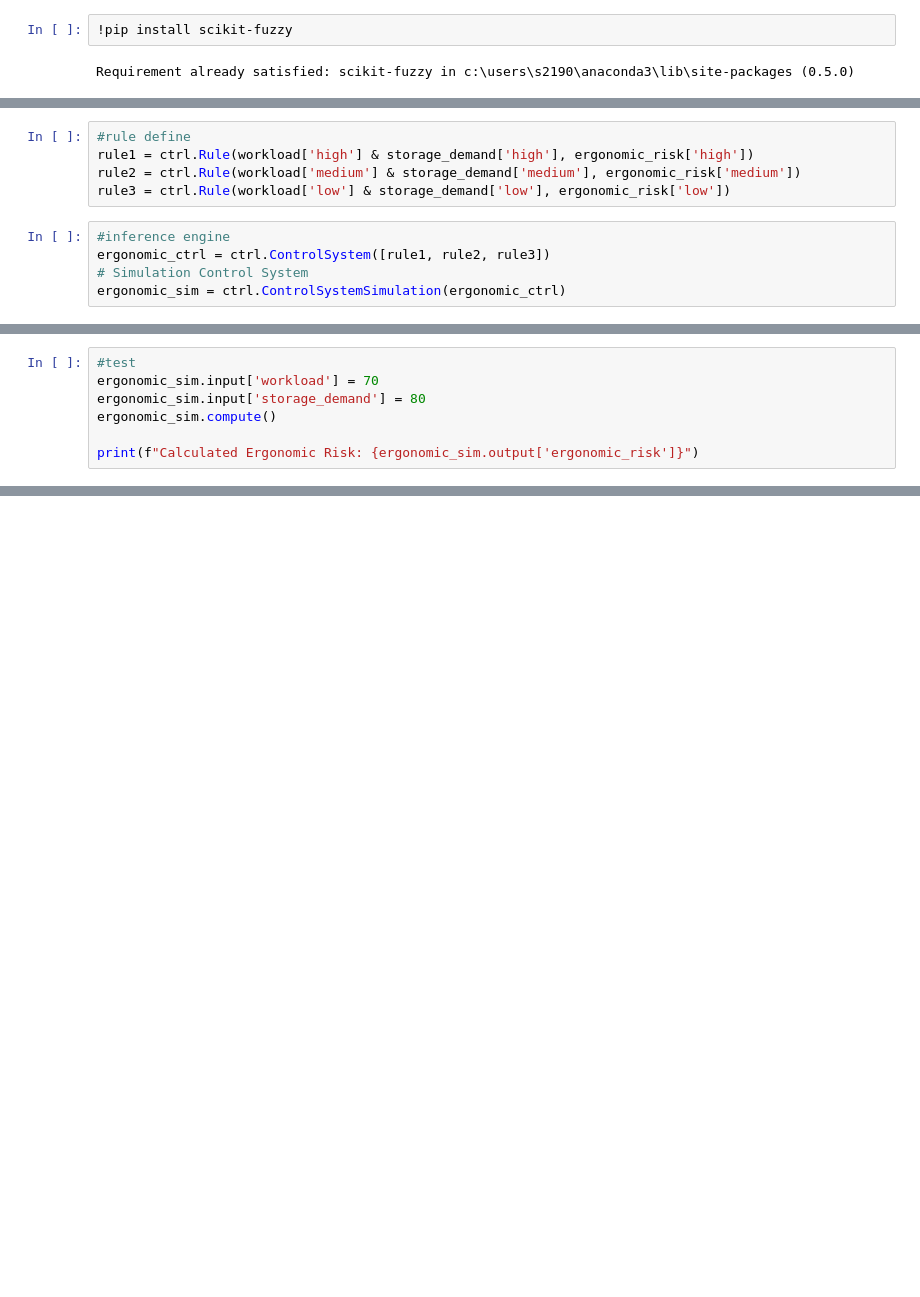
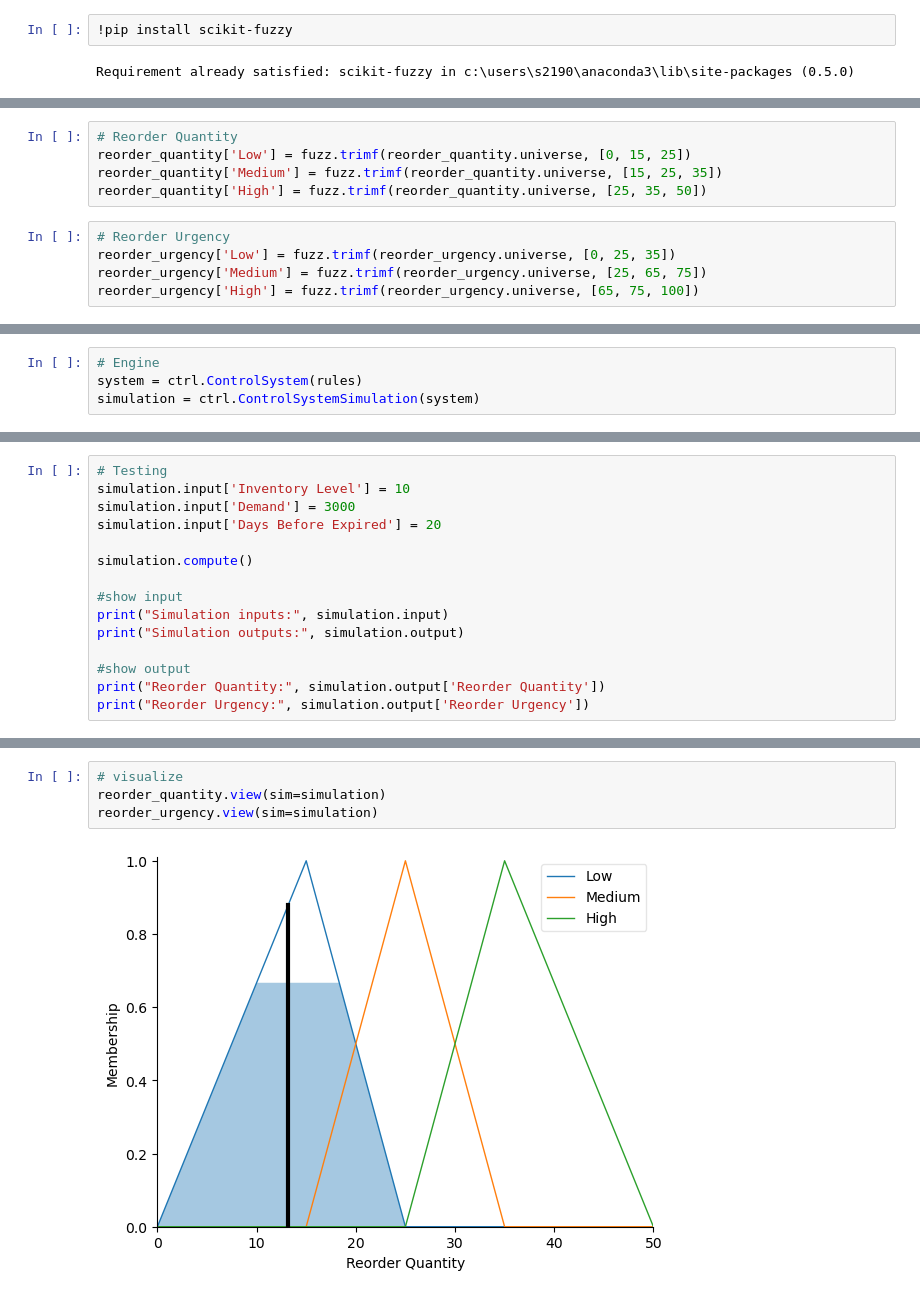
Before and after one commit to IKRAMJAAFAR/Kamaraka, a Jupyter notebook: Fuzzy_Logic_Gp-checkpoint.ipynb, the cells around one changed output, grey strips where cells are left out. Saved outputs shown, nothing was run; the diff lists cells and outputs as text; blank space fills up the shorter version.

```diff
--- a/Fuzzy_Logic_Gp-checkpoint.ipynb
+++ b/Fuzzy_Logic_Gp-checkpoint.ipynb
@@ -30,11 +34,11 @@ ergonomic_risk['high'] = fuzz.trimf(ergonomic_risk.universe, [50, 100, 100])
 # %%
-#rule define
-rule1 = ctrl.Rule(workload['high'] & storage_demand['high'], ergonomic_risk['high'])
-rule2 = ctrl.Rule(workload['medium'] & storage_demand['medium'], ergonomic_risk['medium'])
-rule3 = ctrl.Rule(workload['low'] & storage_demand['low'], ergonomic_risk['low'])
+# Reorder Quantity
+reorder_quantity['Low'] = fuzz.trimf(reorder_quantity.universe, [0, 15, 25])
+reorder_quantity['Medium'] = fuzz.trimf(reorder_quantity.universe, [15, 25, 35])
+reorder_quantity['High'] = fuzz.trimf(reorder_quantity.universe, [25, 35, 50])
 # %%
-#inference engine
-ergonomic_ctrl = ctrl.ControlSystem([rule1, rule2, rule3])
-# Simulation Control System
-ergonomic_sim = ctrl.ControlSystemSimulation(ergonomic_ctrl)
+# Reorder Urgency
+reorder_urgency['Low'] = fuzz.trimf(reorder_urgency.universe, [0, 25, 35])
+reorder_urgency['Medium'] = fuzz.trimf(reorder_urgency.universe, [25, 65, 75])
+reorder_urgency['High'] = fuzz.trimf(reorder_urgency.universe, [65, 75, 100])
 # %%
@@ -49,7 +62,4 @@ ergonomic_risk.view()
 # %%
-#test
-ergonomic_sim.input['workload'] = 70
-ergonomic_sim.input['storage_demand'] = 80
-ergonomic_sim.compute()
-
-print(f"Calculated Ergonomic Risk: {ergonomic_sim.output['ergonomic_risk']}")
+# Engine
+system = ctrl.ControlSystem(rules)
+simulation = ctrl.ControlSystemSimulation(system)
@@ -57,0 +66,15 @@ Calculated Ergonomic Risk: 79.58333333333327
+# %%
+# Testing
+simulation.input['Inventory Level'] = 10
+simulation.input['Demand'] = 3000
+simulation.input['Days Before Expired'] = 20
+
+simulation.compute()
+
+#show input
+print("Simulation inputs:", simulation.input)
+print("Simulation outputs:", simulation.output)
+
+#show output
+print("Reorder Quantity:", simulation.output['Reorder Quantity'])
+print("Reorder Urgency:", simulation.output['Reorder Urgency'])
@@ -57,0 +89,6 @@ Calculated Ergonomic Risk: 79.58333333333327
+# %%
+# visualize
+reorder_quantity.view(sim=simulation)
+reorder_urgency.view(sim=simulation)
+# %% [output]
+[figure, added]
```
Also changed, not shown: parts of 9 cells of this notebook.
